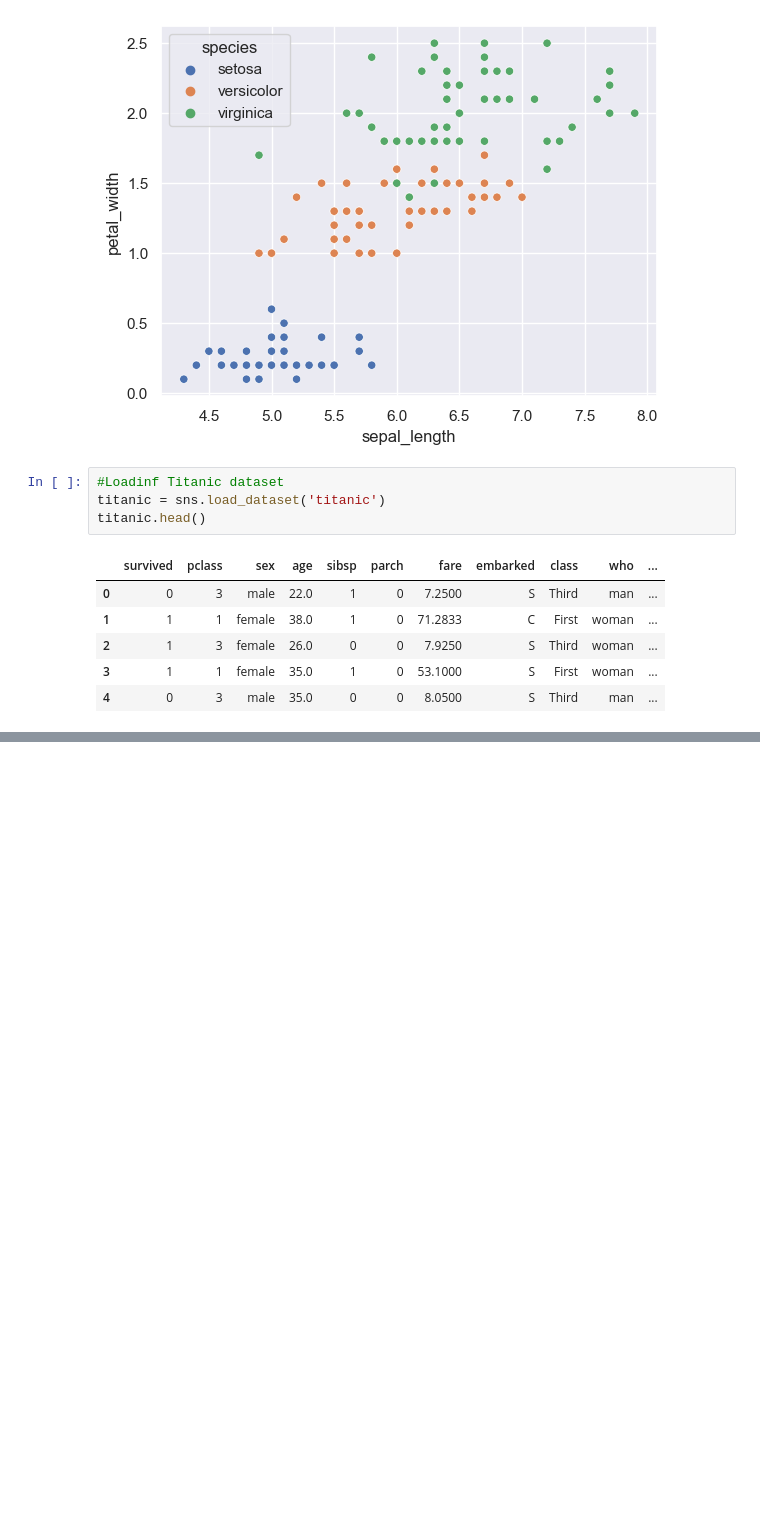
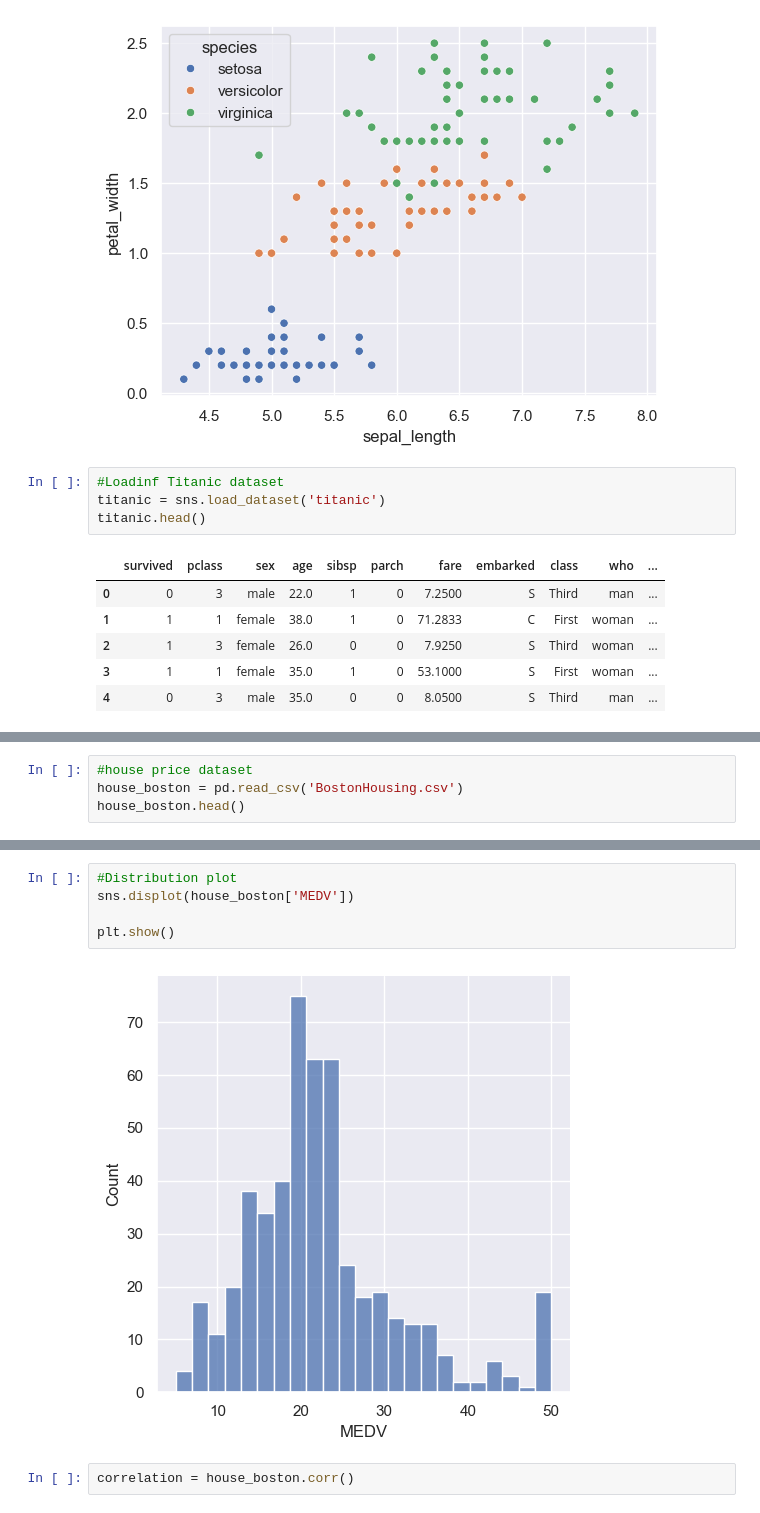
Before and after one commit to Carlos-Ernesto/Data-Science, a Jupyter notebook: Machine_Learning/Siddhardhan/seaborn.ipynb, the cells around one changed output, grey strips where cells are left out. Drawn from its saved outputs; the diff is of its cells as text; blank space fills up the shorter version.

```diff
--- a/Machine_Learning/Siddhardhan/seaborn.ipynb
+++ b/Machine_Learning/Siddhardhan/seaborn.ipynb
@@ -68,0 +81,4 @@ sns.countplot(x='class', data= titanic)
+# %%
+#house price dataset
+house_boston = pd.read_csv('BostonHousing.csv')
+house_boston.head()
@@ -68,0 +92,9 @@ sns.countplot(x='class', data= titanic)
+# %%
+#Distribution plot
+sns.displot(house_boston['MEDV'])
+
+plt.show()
+# %% [output]
+[figure, added]
+# %%
+correlation = house_boston.corr()
```
Also changed, not shown: parts of 6 cells of this notebook, 1 other file.
